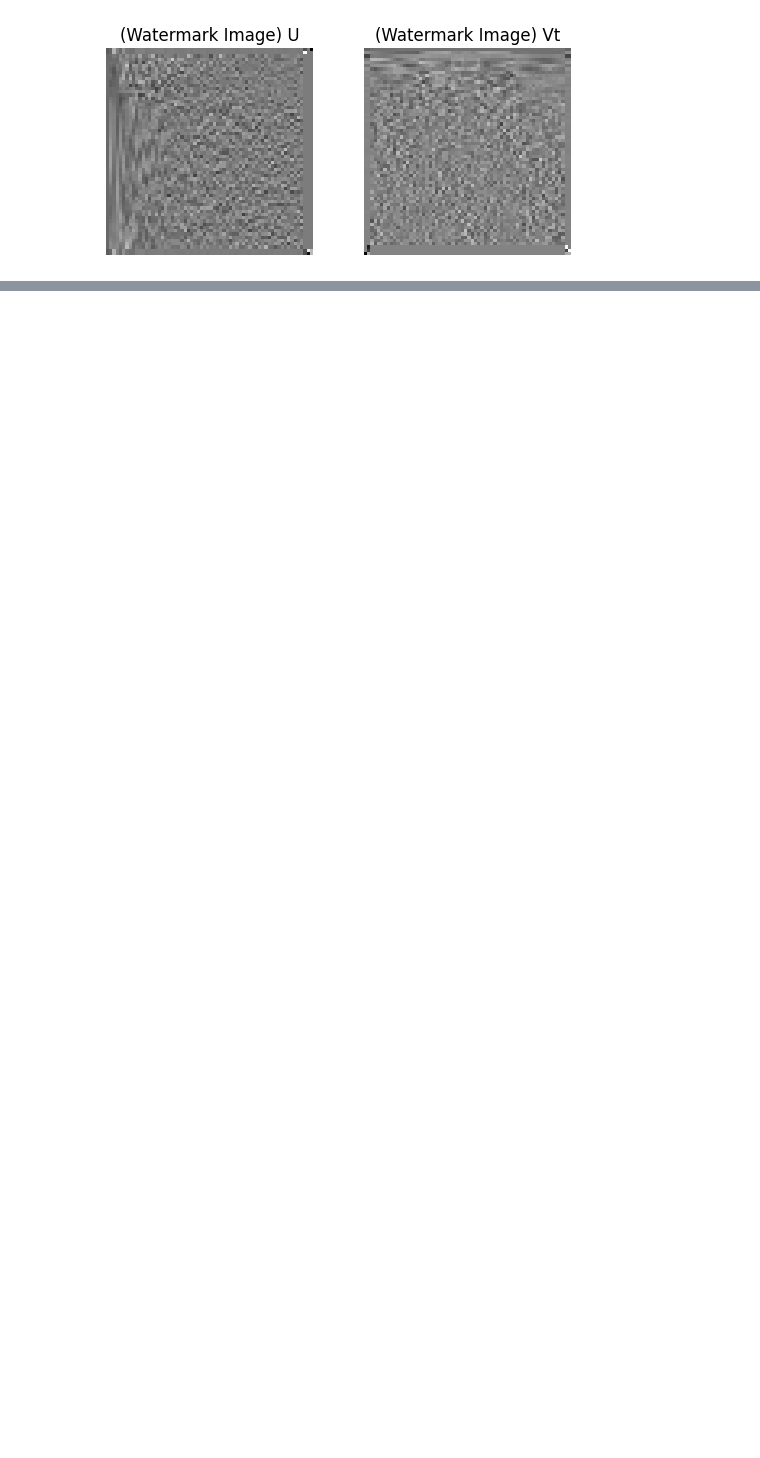
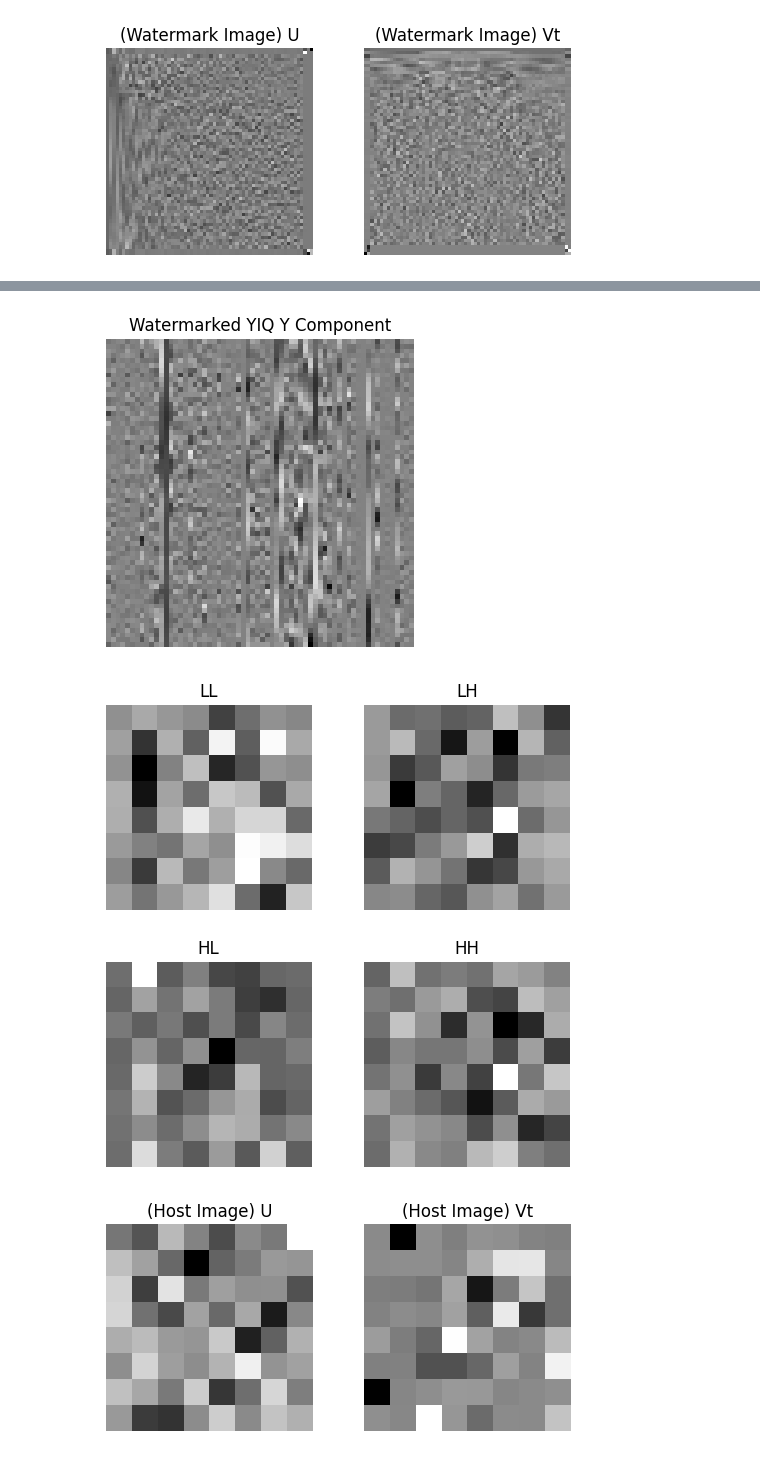
Before and after one commit to Anurag607/DE_Watermarking, a Jupyter notebook: main.ipynb, the cells around one changed output, grey strips where cells are left out. Saved outputs shown, nothing was run; the diff lists cells and outputs as text; code cells hidden in the pictures; blank space fills up the shorter version.

Commit message:
feat: added all steps till extraction

```diff
--- a/main.ipynb
+++ b/main.ipynb
@@ -261,0 +273,31 @@ Clipping input data to the valid range for imshow with RGB data ([0..1] for floa
+# %%
+# CONVERT WATERMARKED IMAGE FROM RGB TO YIQ
+
+watermarked_yiq = rgb_to_yiq(watermarked_cA / 255.0)
+watermarked_yiq_y_comp = watermarked_yiq[:, :, 0] # Extract Y component (luminance)
+
+show_image_1(watermarked_yiq_y_comp, "Watermarked YIQ Y Component")
+
+# APPLY 3 LEVEL DWT ON THE Y COMPONENT OBTAINED FROM THE YIQ HOST IMAGE
+
+coeffs = pywt.wavedec2(watermarked_yiq[:, :, 0], 'haar', level=3)
+cA, (cH, cV, cD) = coeffs = coeffs[0], coeffs[1]
+
+res = [cA, cH, cV, cD]
+labels = ['LL', 'LH', 'HL', 'HH']
+
+show_image(res, labels, [2,2])
+
+# APPLYING SVD ON THE COEFFICIENTS OBTAINED FROM DWT ABOVE
+
+# for i in range(len(res)):
+#     U, S, Vt = np.linalg.svd(res[i], full_matrices=False)
+#     show_image([U, Vt], [f'(Host Image) U for {labels[i]}', f'(Host Image) Vt for {labels[i]}'], [1,2])
+
+U, S, Vt = np.linalg.svd(cA, full_matrices=False)
+
+show_image([U, Vt], [f'(Host Image) U', f'(Host Image) Vt'], [1,2])
+# %% [output]
+[figure, added]
+[figure, added]
+[figure, added]
```
Also changed, not shown: parts of 10 cells of this notebook.
